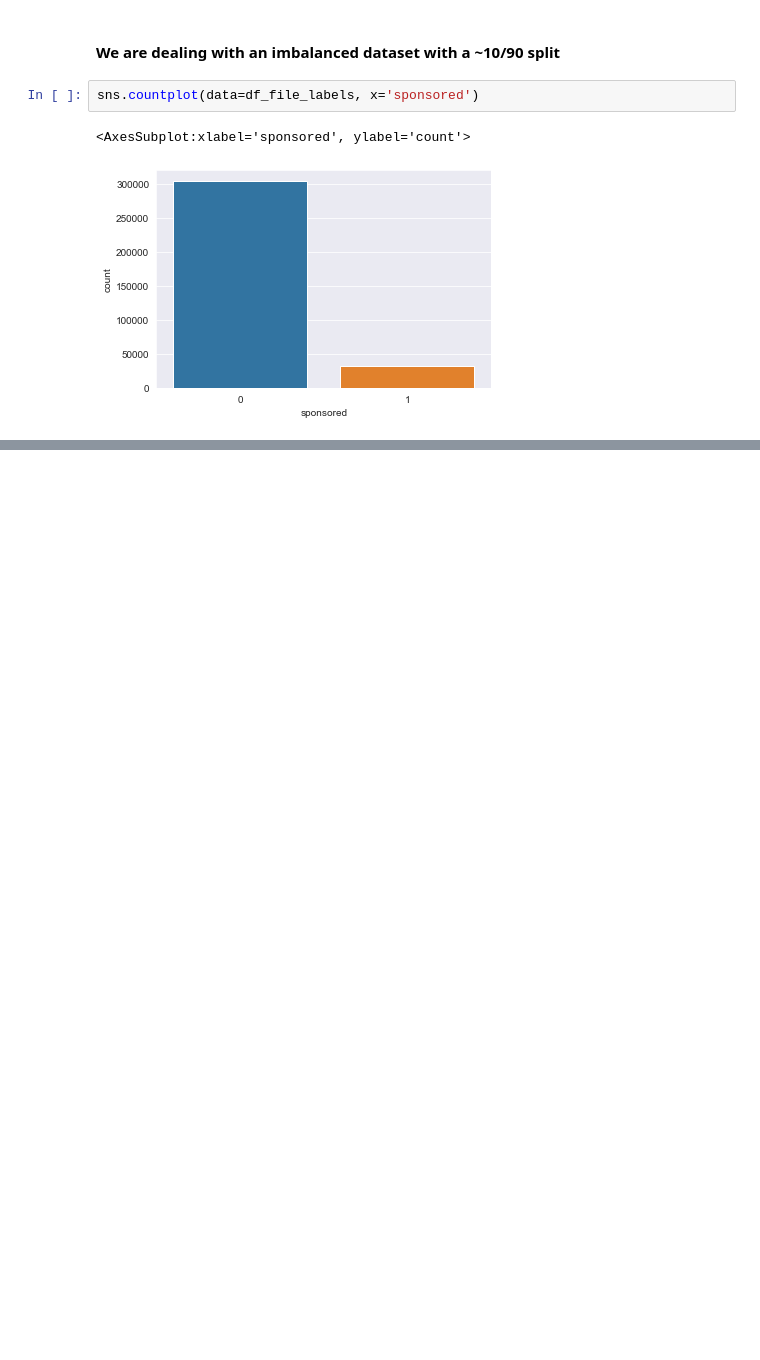
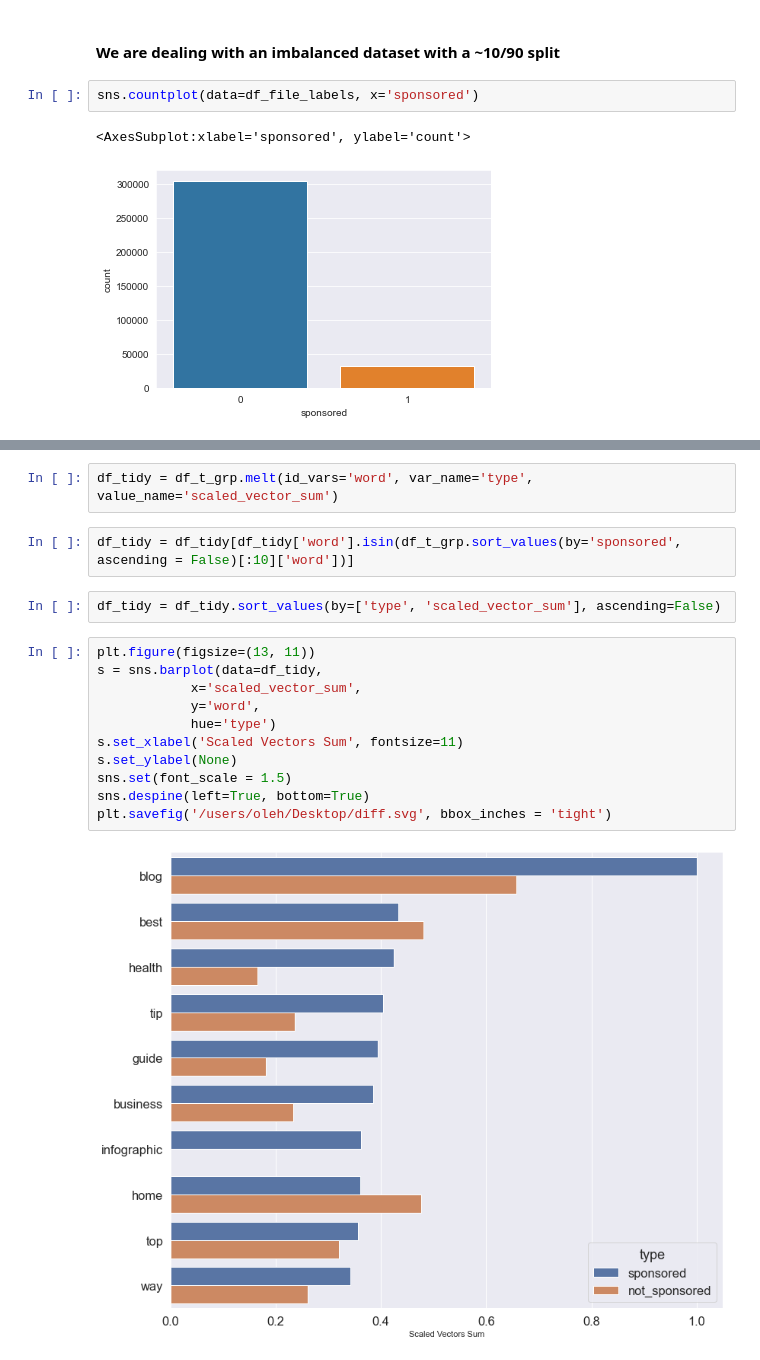
Before and after one commit to ohryshyn/sponsored-ad-prediction, a Jupyter notebook: models/eda.ipynb, the cells around one changed output, grey strips where cells are left out. Drawn from its saved outputs; the diff is of its cells as text; blank space fills up the shorter version.

```diff
--- a/models/eda.ipynb
+++ b/models/eda.ipynb
@@ -81,0 +157,19 @@ sns.countplot(data=df_file_labels, x='sponsored')
+# %%
+df_tidy = df_t_grp.melt(id_vars='word', var_name='type', value_name='scaled_vector_sum')
+# %%
+df_tidy = df_tidy[df_tidy['word'].isin(df_t_grp.sort_values(by='sponsored', ascending = False)[:10]['word'])]
+# %%
+df_tidy = df_tidy.sort_values(by=['type', 'scaled_vector_sum'], ascending=False)
+# %%
+plt.figure(figsize=(13, 11))
+s = sns.barplot(data=df_tidy,
+            x='scaled_vector_sum',
+            y='word',
+            hue='type')
+s.set_xlabel('Scaled Vectors Sum', fontsize=11)
+s.set_ylabel(None)
+sns.set(font_scale = 1.5)
+sns.despine(left=True, bottom=True)
+plt.savefig('/users/oleh/Desktop/diff.svg', bbox_inches = 'tight')
+# %% [output]
+[figure, added]
```
Also changed, not shown: parts of 15 cells of this notebook.
